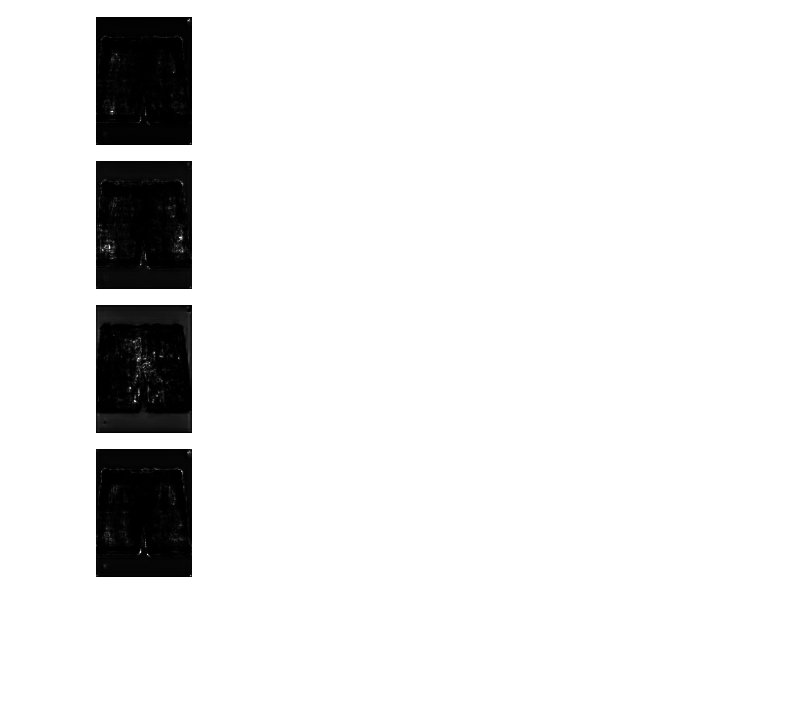
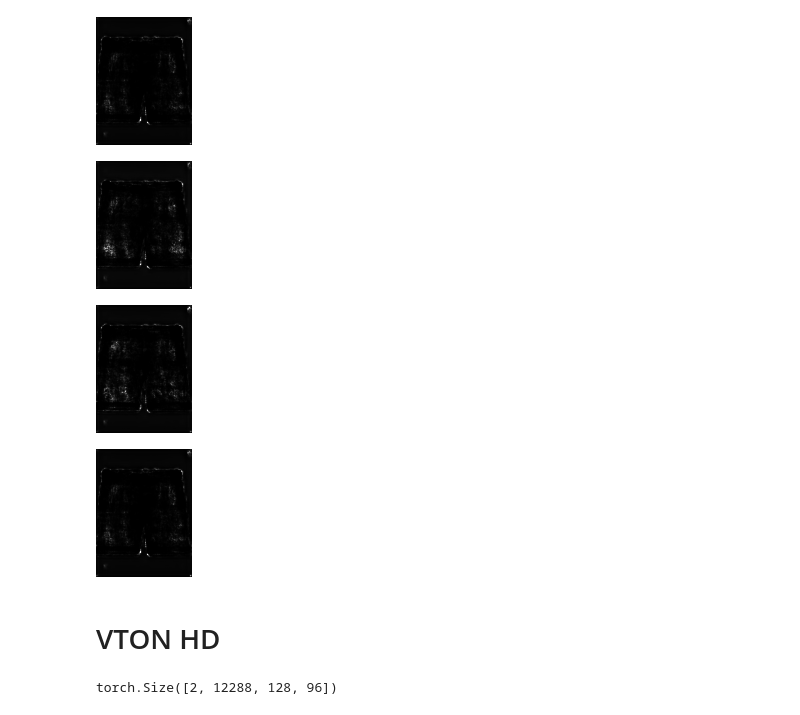
Before and after one commit to thanhdh98/Leffa_Experiment, a Jupyter notebook: attention_map_proccessor.ipynb, the cells around one changed output. Drawn from its saved outputs; the diff is of its cells as text; code cells hidden in the pictures; blank space fills up the shorter version.

```diff
--- a/attention_map_proccessor.ipynb
+++ b/attention_map_proccessor.ipynb
@@ -19,19 +102,19 @@ torchvision.transforms.ToPILImage()(attn_map_view_norm)
 # %% [output]
 [figure]
 # %%
-q_inx = 5959
+q_inx = 5262 # right leg location
 x3 = (attention_map[1,q_inx,:,:])
 attn_map_view_norm = (x3 - x3.min()) / (x3.max() - x3.min())
 torchvision.transforms.ToPILImage()(attn_map_view_norm)
 # %% [output]
-[figure, old version]
+[figure, new version]
 # %%
-q_inx=7245
+q_inx= 4584 # center of short
 x3 = (attention_map[1,q_inx,:,:])
 attn_map_view_norm = (x3 - x3.min()) / (x3.max() - x3.min())
 torchvision.transforms.ToPILImage()(attn_map_view_norm)
 # %% [output]
-[figure, old version]
+[figure, new version]
 # %%
 q_inx=3918
 x3 = (attention_map[1,q_inx,:,:])
@@ -39,3 +122,5 @@ attn_map_view_norm = (x3 - x3.min()) / (x3.max() - x3.min())
 torchvision.transforms.ToPILImage()(attn_map_view_norm)
 # %% [output]
 [figure]
+# %% [markdown]
+# VTON HD
@@ -41,0 +129,4 @@ torchvision.transforms.ToPILImage()(attn_map_view_norm)
+# %%
+attention_map_hd.shape
+# %% [output]
+torch.Size([2, 12288, 128, 96])
```
Also changed, not shown: parts of 37 cells of this notebook, 4 other files.
